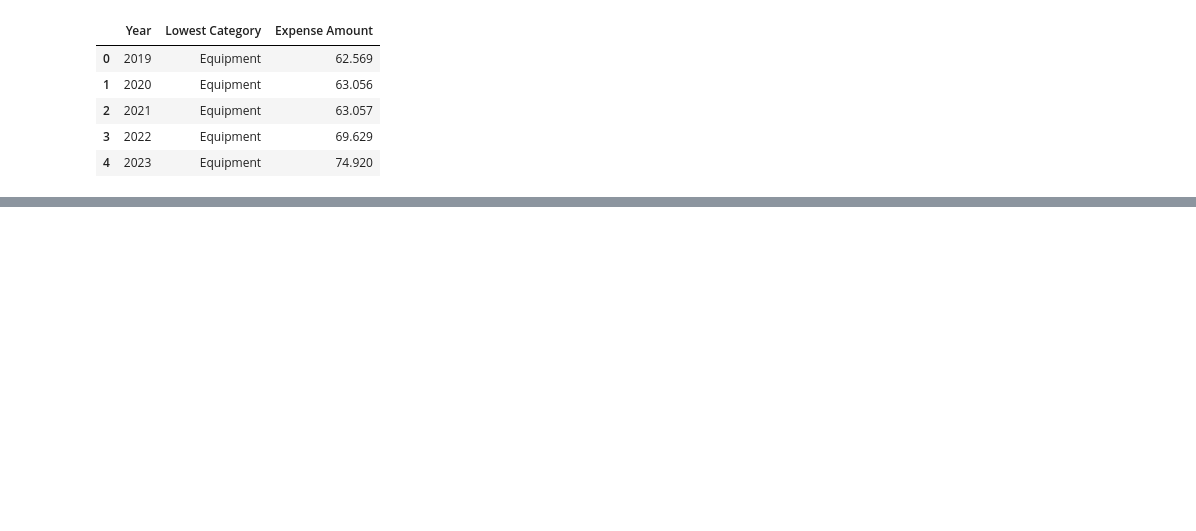
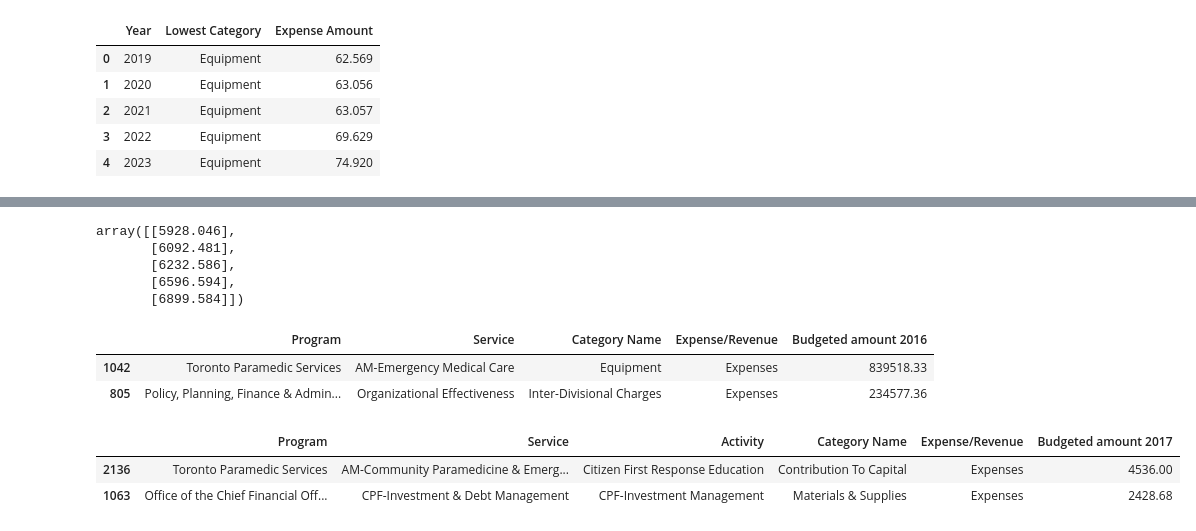
Before and after one commit to aayushgambhir2023/DA-Project-1, a Jupyter notebook: Cat-SubCat Analysis.ipynb, the cells around one changed output, grey strips where cells are left out. Cells and saved outputs as stored; diff of their text form; code cells hidden in the pictures; blank space fills up the shorter version.

```diff
--- a/Cat-SubCat Analysis.ipynb
+++ b/Cat-SubCat Analysis.ipynb
@@ -678,0 +719,29 @@ plt.show()
+# %%
+q = merged_df_ak_final.loc["Salaries And Benefits", :]
+df=pd.DataFrame(q)
+
+years = df.index
+salaries_and_benefits=df.values
+salaries_and_benefits
+# %% [output]
+array([[5928.046],
+       [6092.481],
+       [6232.586],
+       [6596.594],
+       [6899.584]])
+# %%
+budget2016_df_exp = budget2016_df[budget2016_df['Expense/Revenue']=='Expenses']
+budget2016_df_rev = budget2016_df[budget2016_df['Expense/Revenue']=='Revenues']
+budget2016_df_exp.sample(2)
+# %% [output]
+|  | Program | Service | Category Name | Expense/Revenue | Budgeted amount 2016 |
+| 1042 | Toronto Paramedic Services | AM-Emergency Medical Care | Equipment | Expenses | 839518.33 |
+| 805 | Policy, Planning, Finance & Admin... | Organizational Effectiveness | Inter-Divisional Charges | Expenses | 234577.36 |
+# %%
+budget2017_df_exp = budget2017_df[budget2017_df['Expense/Revenue']=='Expenses']
+budget2017_df_rev = budget2017_df[budget2017_df['Expense/Revenue']=='Revenues']
+budget2017_df_exp.sample(2)
+# %% [output]
+|  | Program | Service | Activity | Category Name | Expense/Revenue | Budgeted amount 2017 |
+| 2136 | Toronto Paramedic Services | AM-Community Paramedicine & Emerg... | Citizen First Response Education | Contribution To Capital | Expenses | 4536.00 |
+| 1063 | Office of the Chief Financial Off... | CPF-Investment & Debt Management | CPF-Investment Management | Materials & Supplies | Expenses | 2428.68 |
```
Also changed, not shown: parts of 30 cells of this notebook, 5 other files.
